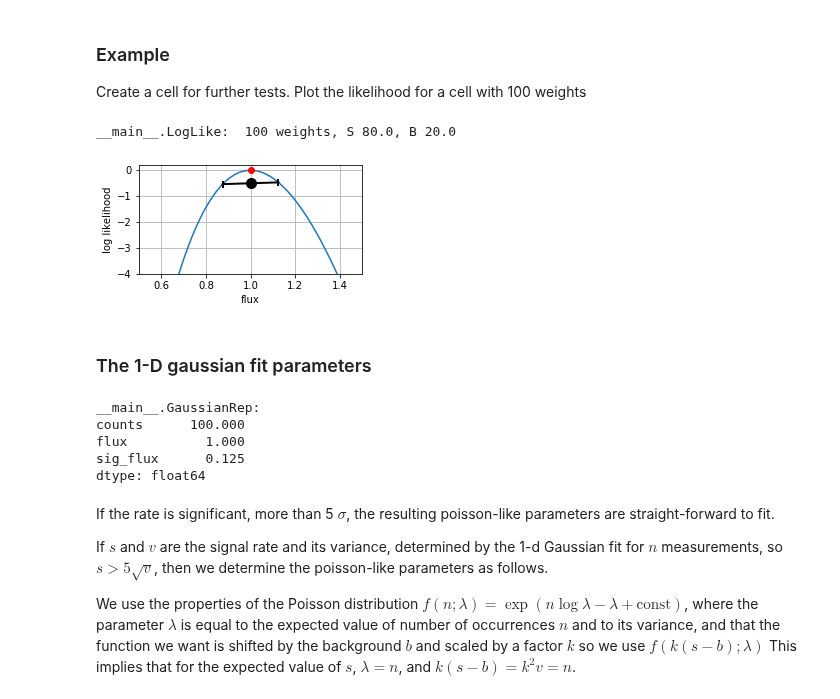
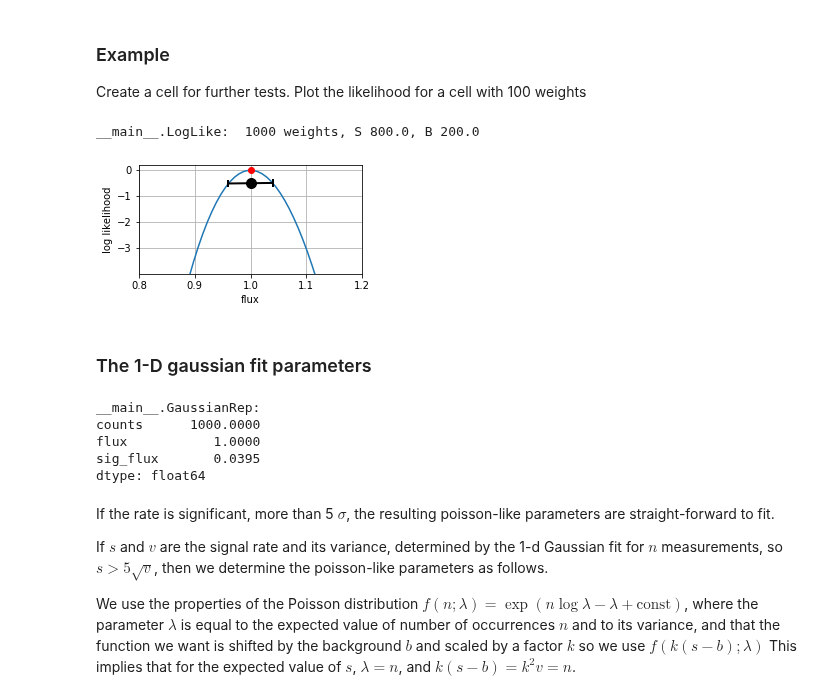
Before and after one commit to tburnett/wtlike, a Jupyter notebook: nbs/08_loglike.ipynb, the cells around one changed output. Cells and saved outputs as stored; diff of their text form; code cells hidden in the pictures.

```diff
--- a/nbs/08_loglike.ipynb
+++ b/nbs/08_loglike.ipynb
@@ -52,6 +52,7 @@ class LogLike(object):
         assert self.n>0, f'No data for cell {cell}'
         if type(self.w[0])==np.uint8:
             self.w = np.array(self.w, np.float)/256
+        self.verbose=0
 
 
 
@@ -64,19 +65,29 @@ class LogLike(object):
             #return None
             raise RuntimeError(f'Fit failure: {self}')
         hess = self.hessian(pars)
-        outdict = dict( counts=len(self.w) )
+        outdict = dict( counts=len(self.w), flux=round(pars[0],4))
         if len(pars)==1:
-            outdict.update(flux=round(pars[0],4),
-                           sig_flux=round(np.sqrt(1/hess[0]),4) )
+            outdict.update( sig_flux=round(np.sqrt(1/hess[0]),4),
+                      )
         else:
             beta = pars[1]
-            var  = np.linalg.inv(hess)
-            err  = np.sqrt(var.diagonal())
-            sig_flux=err[0]
-            sig_beta=err[1]
-            corr = var[0,1]/(err[0]*err[1])
-            outdict.update(flux=pars[0], beta=beta,
-                        sig_flux=sig_flux, sig_beta=sig_beta,corr=corr)
+            try:
+                var  = np.linalg.inv(hess)
+                err  = np.sqrt(var.diagonal())
+                sig_flux=err[0]
+                sig_beta=err[1]
+                corr = var[0,1]/(err[0]*err[1])
+                outdict.update(flux=pars[0], beta=beta,
+                            sig_flux=sig_flux, sig_beta=sig_beta,corr=corr)
+            except LinAlgError as e:
+                # flag as nan
+                if self.verbose>0:
+                    print(f'Failed 2-d fit, Hessian= {hess}: {e}')
+                outdict.update(
+                    beta=0, sig_beta=np.nan, corr=np.nan)
+
+
+
         return outdict
 
     def __call__(self, pars ):
@@ -231,16 +242,17 @@ implement Kerr Eqn 2 for a single interval, or cell
 Create a cell for further tests. Plot the likelihood for a cell with 100 weights
 # %%
 # create a cell with 100 weights equal to 0.8
-n = 100
-w = np.full(n, 0.8, np.float32)
-cell = dict( n=n, w=w, S=80, B=20 )
+n = 1000
+x = 0.8
+w = np.hnp.full(n, x, np.float32)
+cell = dict( n=n, w=w, S=n*x, B=n*(1-x) )
 
 ll = LogLike(cell)
 print(ll)
-ll.plot(xlim=(0.5,1.5))
+ll.plot(xlim=(0.8,1.2))
 # %% [output]
-__main__.LogLike:  100 weights, S 80.0, B 20.0
+__main__.LogLike:  1000 weights, S 800.0, B 200.0
-[figure, old version]
+[figure, new version]
 # %%
 #export
 class GaussianRep(object):
@@ -263,9 +275,9 @@ class GaussianRep(object):
 gr = GaussianRep(ll); gr
 # %% [output]
 __main__.GaussianRep:
-counts      100.000
-flux          1.000
-sig_flux      0.125
+counts      1000.0000
+flux           1.0000
+sig_flux       0.0395
 dtype: float64
 # %%
 #export
```
Also changed, not shown: parts of 7 cells of this notebook, 33 other files.
